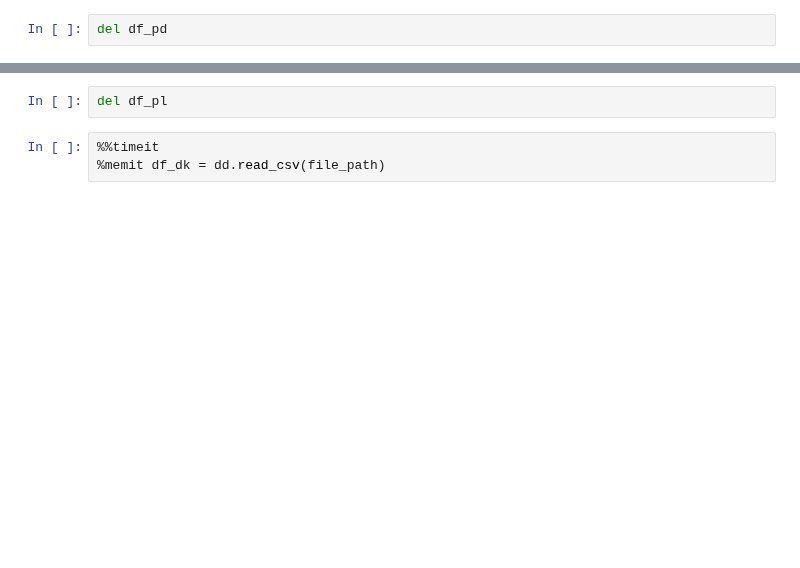
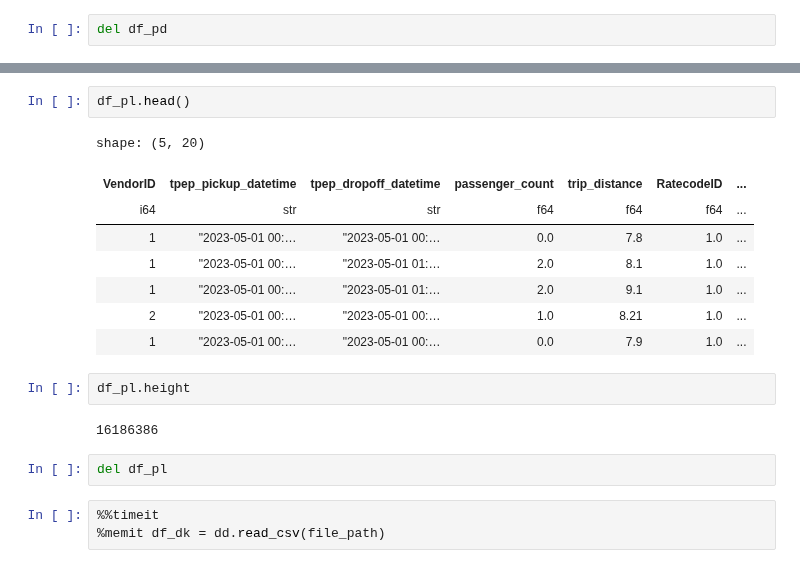
Before and after one commit to PacktPublishing/Time-Series-Analysis-with-Python-Cookbook-Second-Edition, a Jupyter notebook: code/Ch2/Chapter 2.ipynb, the cells around one changed output, grey strips where cells are left out. Saved outputs shown, nothing was run; the diff lists cells and outputs as text; blank space fills up the shorter version.

```diff
--- a/code/Ch2/Chapter 2.ipynb
+++ b/code/Ch2/Chapter 2.ipynb
@@ -604,3 +649,18 @@ peak memory: 11980.45 MiB, increment: 1353.98 MiB
+# %%
+df_pl.head()
+# %% [output]
+shape: (5, 20)
+| VendorID | tpep_pickup_datetime | tpep_dropoff_datetime | passenger_count | trip_distance | RatecodeID | ... |
+| i64 | str | str | f64 | f64 | f64 | ... |
+| 1 | "2023-05-01 00:… | "2023-05-01 00:… | 0.0 | 7.8 | 1.0 | ... |
+| 1 | "2023-05-01 00:… | "2023-05-01 01:… | 2.0 | 8.1 | 1.0 | ... |
+| 1 | "2023-05-01 00:… | "2023-05-01 01:… | 2.0 | 9.1 | 1.0 | ... |
+| 2 | "2023-05-01 00:… | "2023-05-01 00:… | 1.0 | 8.21 | 1.0 | ... |
+| 1 | "2023-05-01 00:… | "2023-05-01 00:… | 0.0 | 7.9 | 1.0 | ... |
+# %%
+df_pl.height
+# %% [output]
+16186386
 # %%
 del df_pl
 # %%
```
Also changed, not shown: parts of 18 cells of this notebook.
